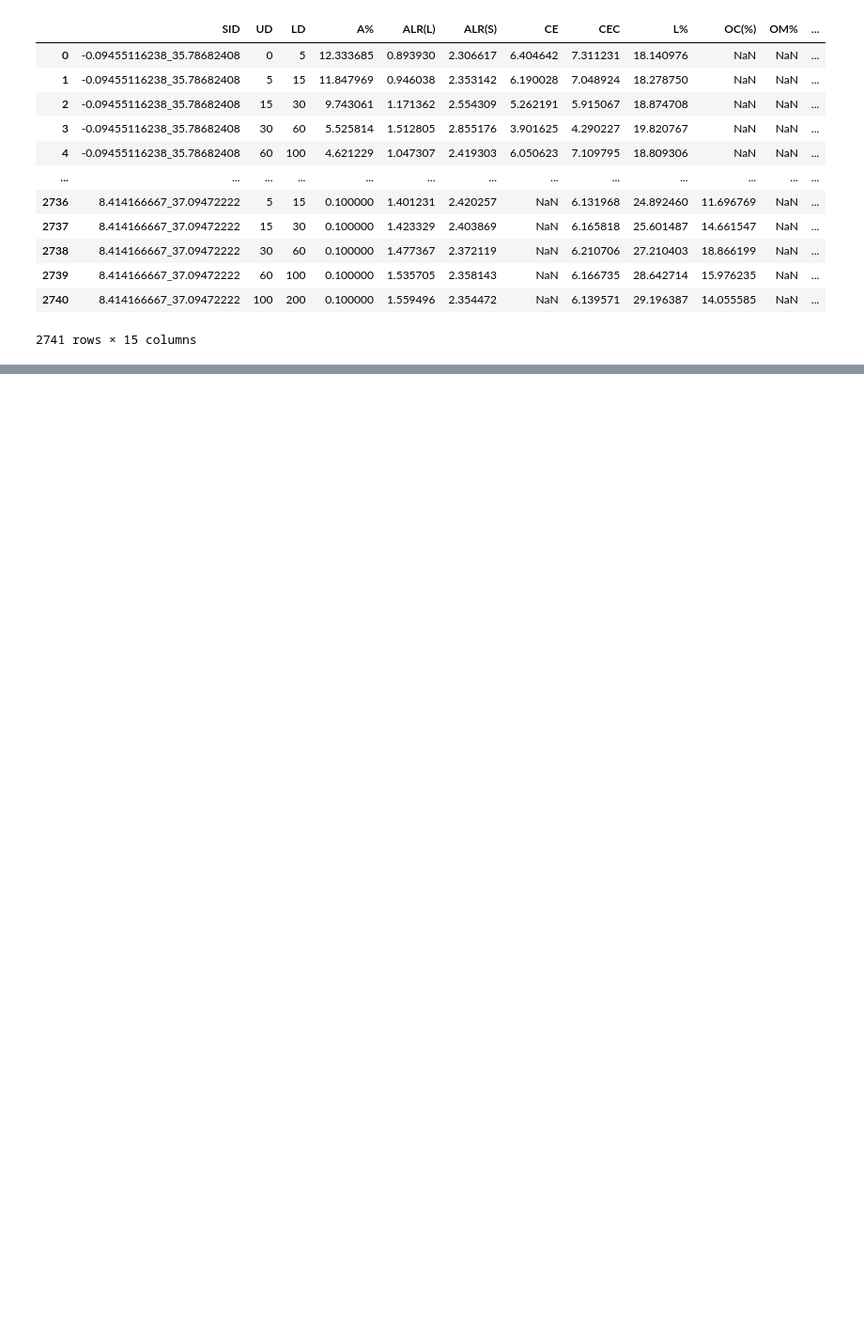
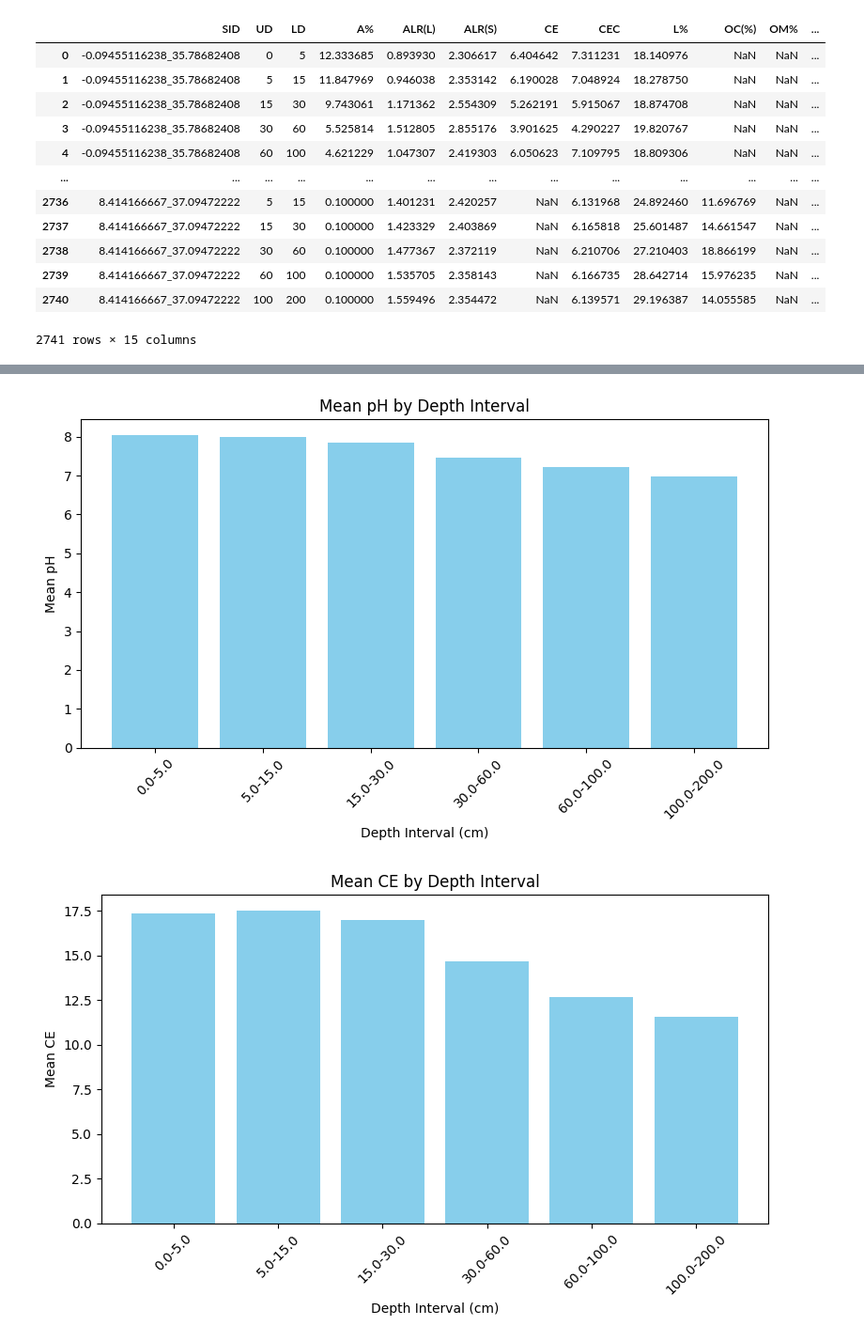
Before and after one commit to adiloucode/Quantum_Multitask_CNN_for_Digital_Soil_Mapping, a Jupyter notebook: Processing/Final/splineData.ipynb, the cells around one changed output, grey strips where cells are left out. Shown: that part at 94% size. Drawn from its saved outputs; the diff is of its cells as text; code cells hidden in the pictures; blank space fills up the shorter version.

```diff
--- a/Processing/Final/splineData.ipynb
+++ b/Processing/Final/splineData.ipynb
@@ -145,0 +248,18 @@ uniques
+# %%
+df=merged_df
+# %%
+for i in df.columns :
+    if i not in ["SID" , "X" , "Y" , "UD","LD" , "Ranges"]:
+        depth_summary = df.groupby(['UD', 'LD'])[i].mean().reset_index()
+        depth_summary['depth_label'] = depth_summary['UD'].astype(str) + '-' + depth_summary['LD'].astype(str)
+        plt.figure(figsize=(8, 5))
+        plt.bar(depth_summary['depth_label'], depth_summary[i], color='skyblue')
+        plt.xlabel('Depth Interval (cm)')
+        plt.ylabel(f'Mean {i}')
+        plt.title(f'Mean {i} by Depth Interval')
+        plt.xticks(rotation=45)
+        plt.tight_layout()
+        plt.show()
+# %% [output]
+[figure, added]
+[figure, added]
```
Also changed, not shown: parts of 22 cells of this notebook, 3 other files.
